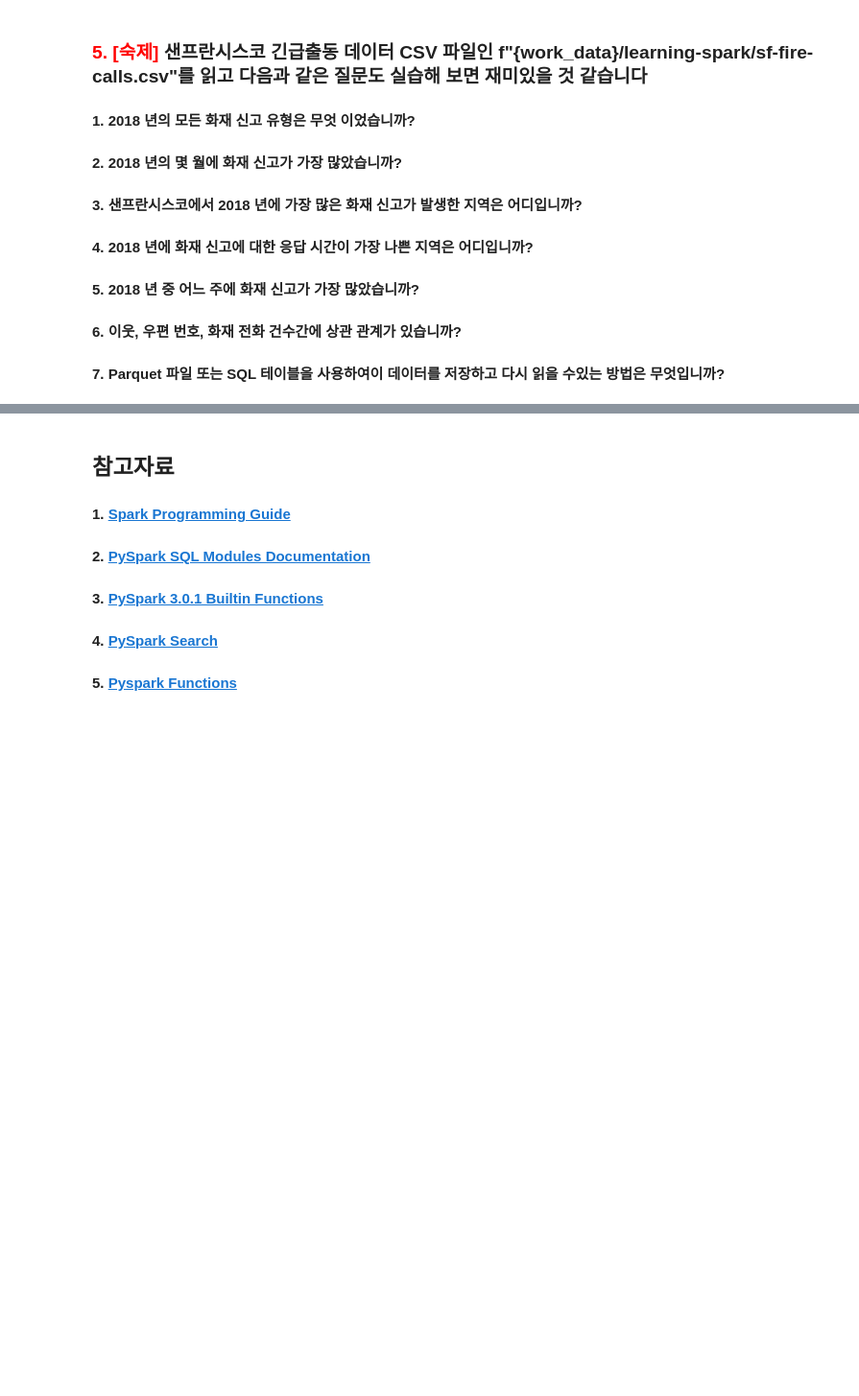
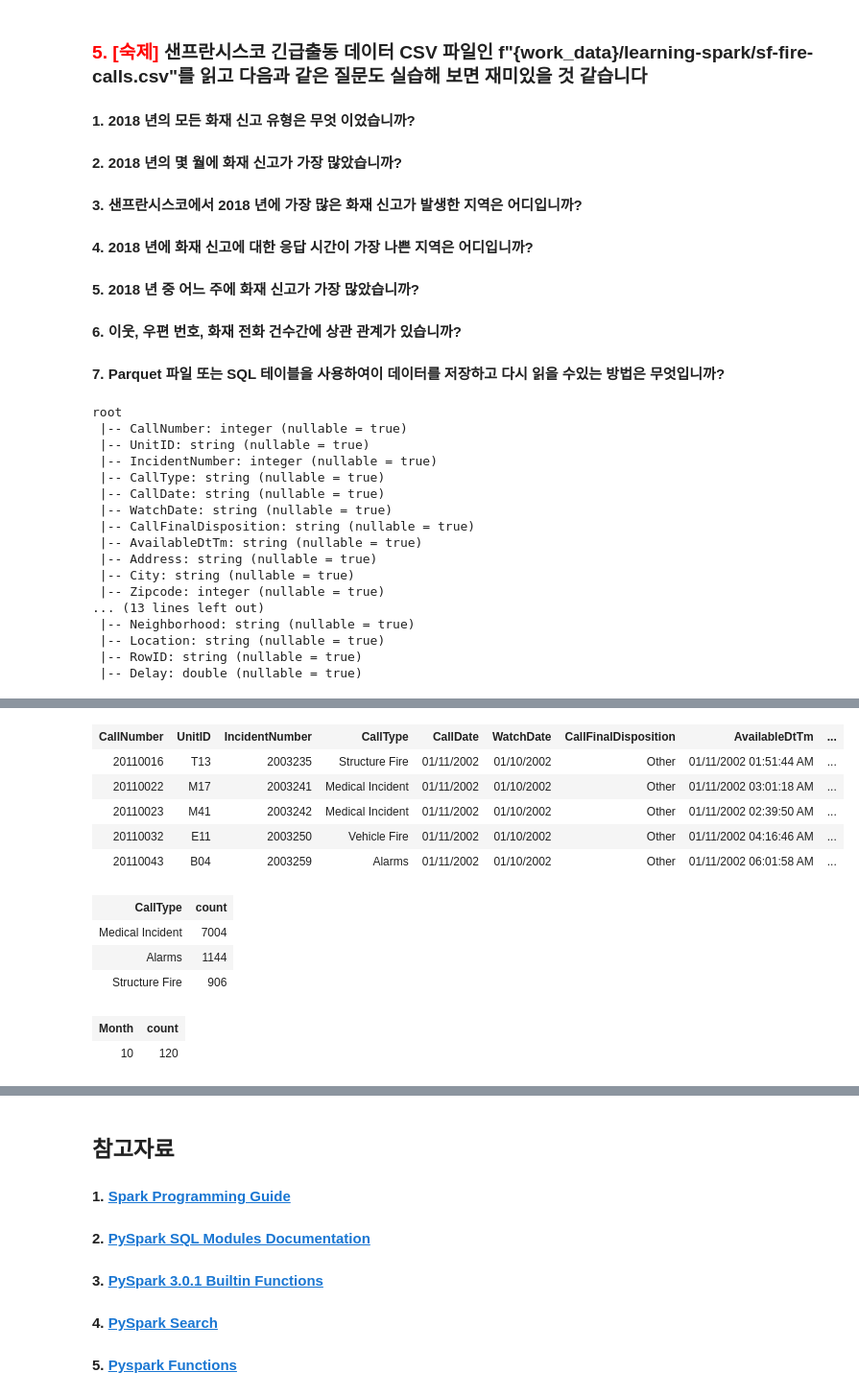
Before and after one commit to psyoblade/data-engineer-intermediate-training, a Jupyter notebook: day4/notebooks/lgde-spark-core/lgde-spark-core-5-aggregation.ipynb, the cells around one changed output, grey strips where cells are left out. Shown at 96% size. Saved outputs shown, nothing was run; the diff lists cells and outputs as text; code cells hidden in the pictures; blank space fills up the shorter version.

```diff
--- a/day4/notebooks/lgde-spark-core/lgde-spark-core-5-aggregation.ipynb
+++ b/day4/notebooks/lgde-spark-core/lgde-spark-core-5-aggregation.ipynb
@@ -695,3 +696,25 @@ only showing top 20 rows
 #### 5. 2018 년 중 어느 주에 화재 신고가 가장 많았습니까?
 #### 6. 이웃, 우편 번호, 화재 전화 건수간에 상관 관계가 있습니까?
 #### 7. Parquet 파일 또는 SQL 테이블을 사용하여이 데이터를 저장하고 다시 읽을 수있는 방법은 무엇입니까?
+# %%
+fire = spark.read.csv(f"{work_data}/learning-spark/sf-fire-calls.csv", inferSchema=True, header=True)
+fire.printSchema()
+fire.limit(5)
+# %% [output]
+root
+ |-- CallNumber: integer (nullable = true)
+ |-- UnitID: string (nullable = true)
+ |-- IncidentNumber: integer (nullable = true)
+ |-- CallType: string (nullable = true)
+ |-- CallDate: string (nullable = true)
+ |-- WatchDate: string (nullable = true)
+ |-- CallFinalDisposition: string (nullable = true)
+ |-- AvailableDtTm: string (nullable = true)
+ |-- Address: string (nullable = true)
+ |-- City: string (nullable = true)
+ |-- Zipcode: integer (nullable = true)
+... (13 lines left out)
+ |-- Neighborhood: string (nullable = true)
+ |-- Location: string (nullable = true)
+ |-- RowID: string (nullable = true)
+ |-- Delay: double (nullable = true)
@@ -697,0 +722,20 @@ only showing top 20 rows
+| CallNumber | UnitID | IncidentNumber | CallType | CallDate | WatchDate | CallFinalDisposition | AvailableDtTm | ... |
+| 20110016 | T13 | 2003235 | Structure Fire | 01/11/2002 | 01/10/2002 | Other | 01/11/2002 01:51:44 AM | ... |
+| 20110022 | M17 | 2003241 | Medical Incident | 01/11/2002 | 01/10/2002 | Other | 01/11/2002 03:01:18 AM | ... |
+| 20110023 | M41 | 2003242 | Medical Incident | 01/11/2002 | 01/10/2002 | Other | 01/11/2002 02:39:50 AM | ... |
+| 20110032 | E11 | 2003250 | Vehicle Fire | 01/11/2002 | 01/10/2002 | Other | 01/11/2002 04:16:46 AM | ... |
+| 20110043 | B04 | 2003259 | Alarms | 01/11/2002 | 01/10/2002 | Other | 01/11/2002 06:01:58 AM | ... |
+# %%
+# 1. 2018 년의 모든 화재 신고 유형 가운데 가장 많은 빈도수 상위 3건은 무엇 이었습니까?
+fire.withColumn("CallYear", year(to_date("CallDate", "MM/dd/yyyy"))).where(col("CallYear") == lit(2018)).groupBy("CallType").count().orderBy(desc("count")).limit(3)
+# %% [output]
+| CallType | count |
+| Medical Incident | 7004 |
+| Alarms | 1144 |
+| Structure Fire | 906 |
+# %%
+# 2. 2018 년의 몇 월에 화재 신고가 가장 많았습니까?
+fire.withColumn("CallDate", to_date("CallDate", "MM/dd/yyyy")).where(year(col("CallDate")) == lit(2018)).where(lower(col("CallType")).contains("fire")).withColumn("Month", month(col("CallDate"))).groupBy("Month").count().orderBy(desc("count")).limit(1)
+# %% [output]
+| Month | count |
+| 10 | 120 |
```
Also changed, not shown: parts of 5 cells of this notebook, 1 other file.
